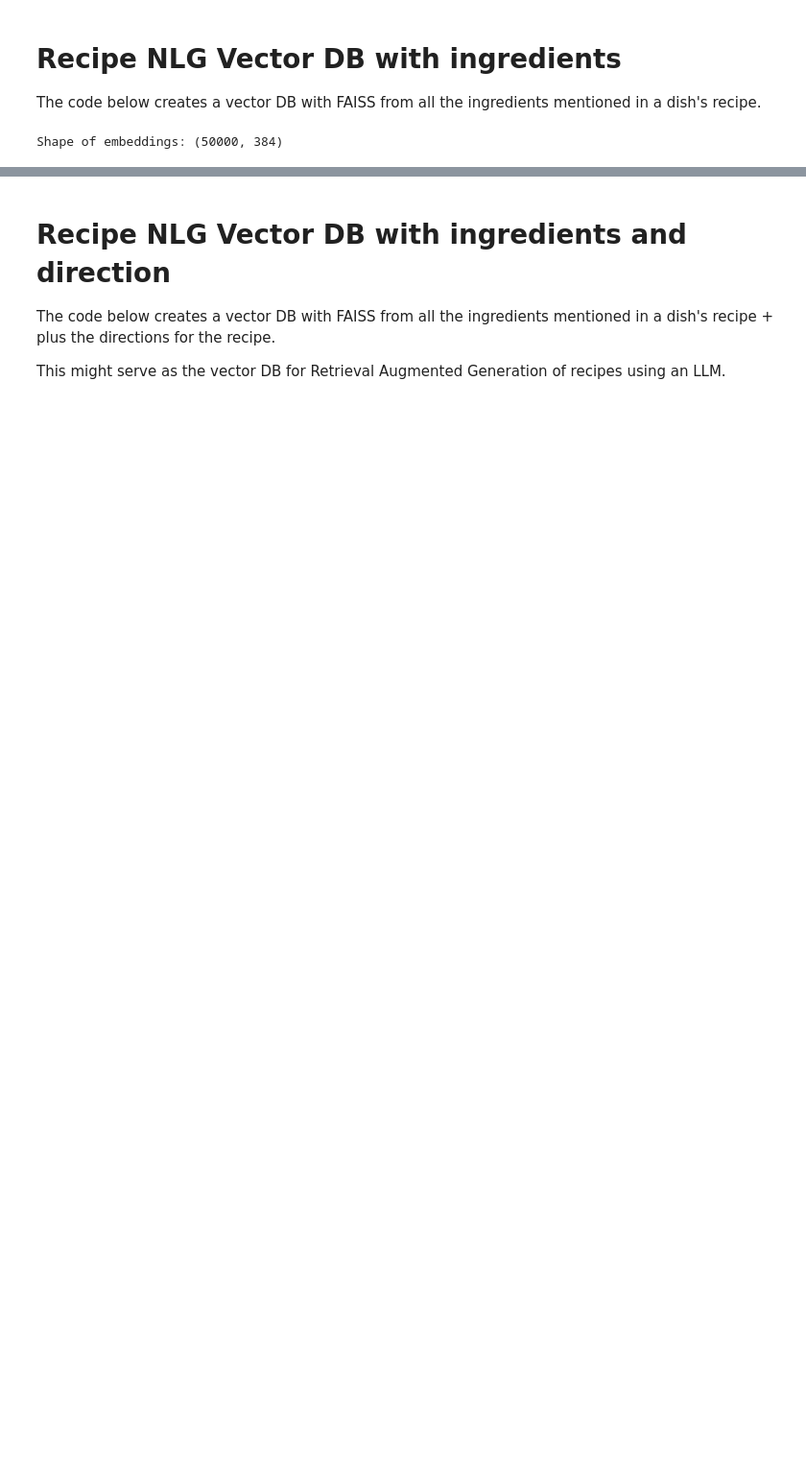
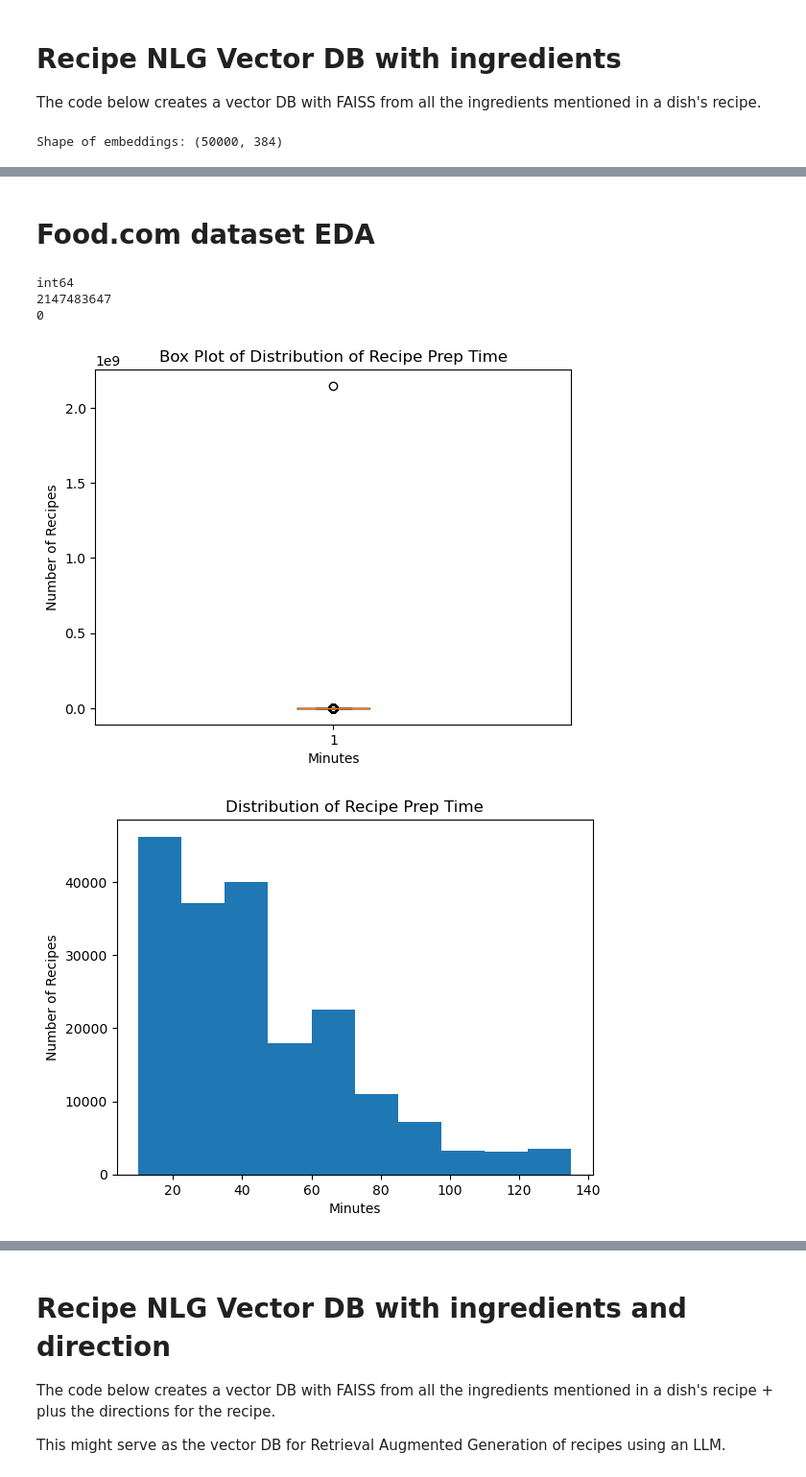
Before and after one commit to riyosha/cookerooni, a Jupyter notebook: EDA/EDA.ipynb, the cells around one changed output, grey strips where cells are left out. Shown: that part at 96% size. Drawn from its saved outputs; the diff is of its cells as text; code cells hidden in the pictures; blank space fills up the shorter version.

```diff
--- a/EDA/EDA.ipynb
+++ b/EDA/EDA.ipynb
@@ -112,3 +123,5 @@ Ingredients: ["2 to 3 lb. whole chicken", "1 lemon", "2 Tbsp. rosemary", "2 Tbsp
 Directions: ["Rinse chicken with water and pat dry.", "Salt and pepper entire chicken, then rub garlic onto chicken, then pat rosemary on chicken.", "Sprinkle juice of 1 lemon over chicken and stick t ...
 Link: www.cookbooks.com/Recipe-Details.aspx?id=636051
 ---
+# %% [markdown]
+# Food.com dataset EDA
@@ -114,0 +130,30 @@ Link: www.cookbooks.com/Recipe-Details.aspx?id=636051
+# %%
+food = pd.read_csv("../Data/Food/RAW_recipes.csv")
+# %%
+# prep time distribution
+
+print(food['minutes'].dtype)
+print(max(food['minutes']))
+print(min(food['minutes']))
+
+plt.boxplot(food['minutes'])
+plt.xlabel('Minutes')
+plt.ylabel('Number of Recipes')
+plt.title('Box Plot of Distribution of Recipe Prep Time')
+plt.show()
+
+low = food['minutes'].quantile(0.10)
+high = food['minutes'].quantile(0.90)
+filtered = food[(food['minutes'] >= low) & (food['minutes'] <= high)]
+
+plt.hist(filtered['minutes'], bins=10)
+plt.xlabel('Minutes')
+plt.ylabel('Number of Recipes')
+plt.title('Distribution of Recipe Prep Time')
+plt.show()
+# %% [output]
+int64
+2147483647
+0
+[figure, added]
+[figure, added]
```
Also changed, not shown: parts of 16 cells of this notebook, 5 other files.
